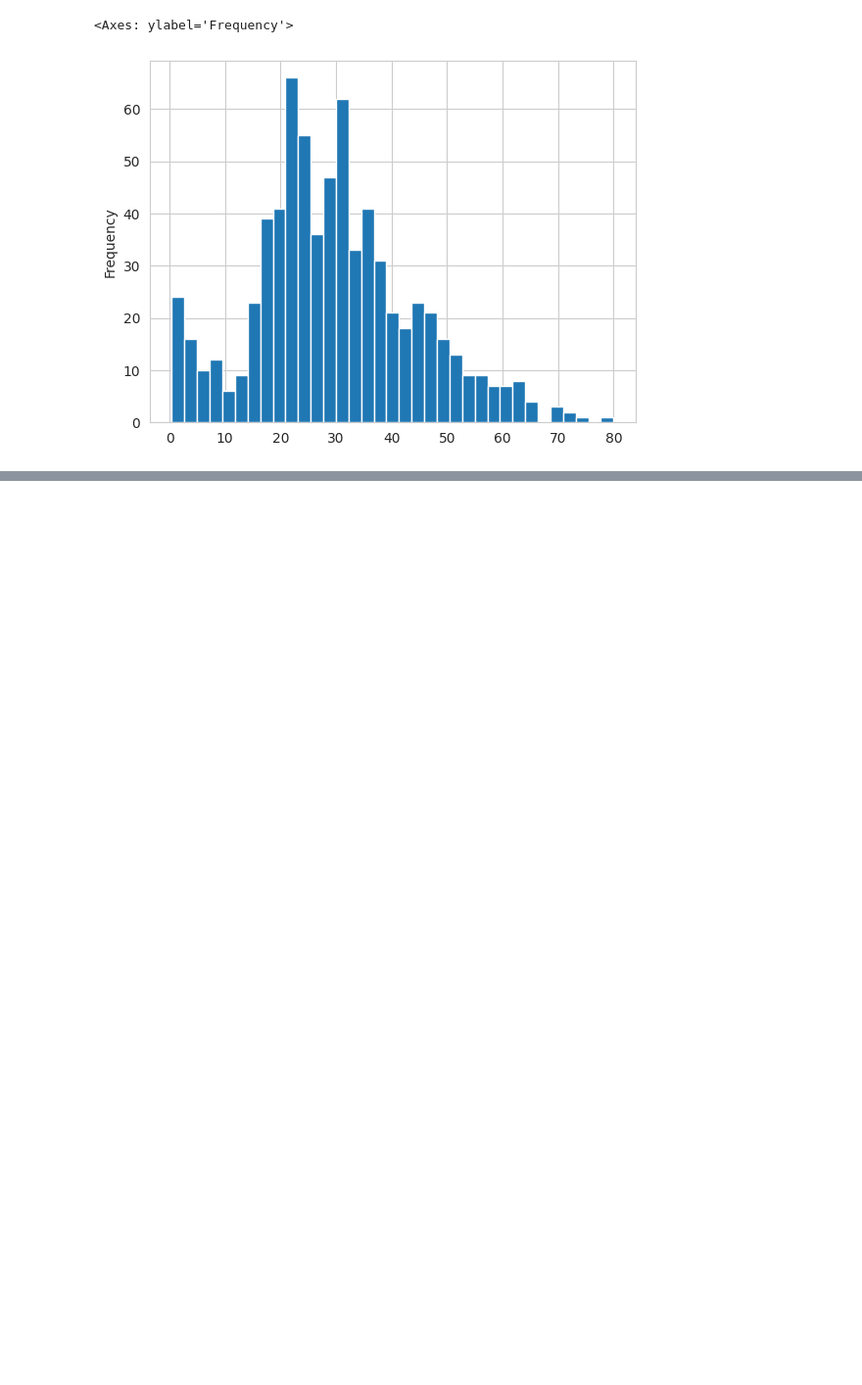
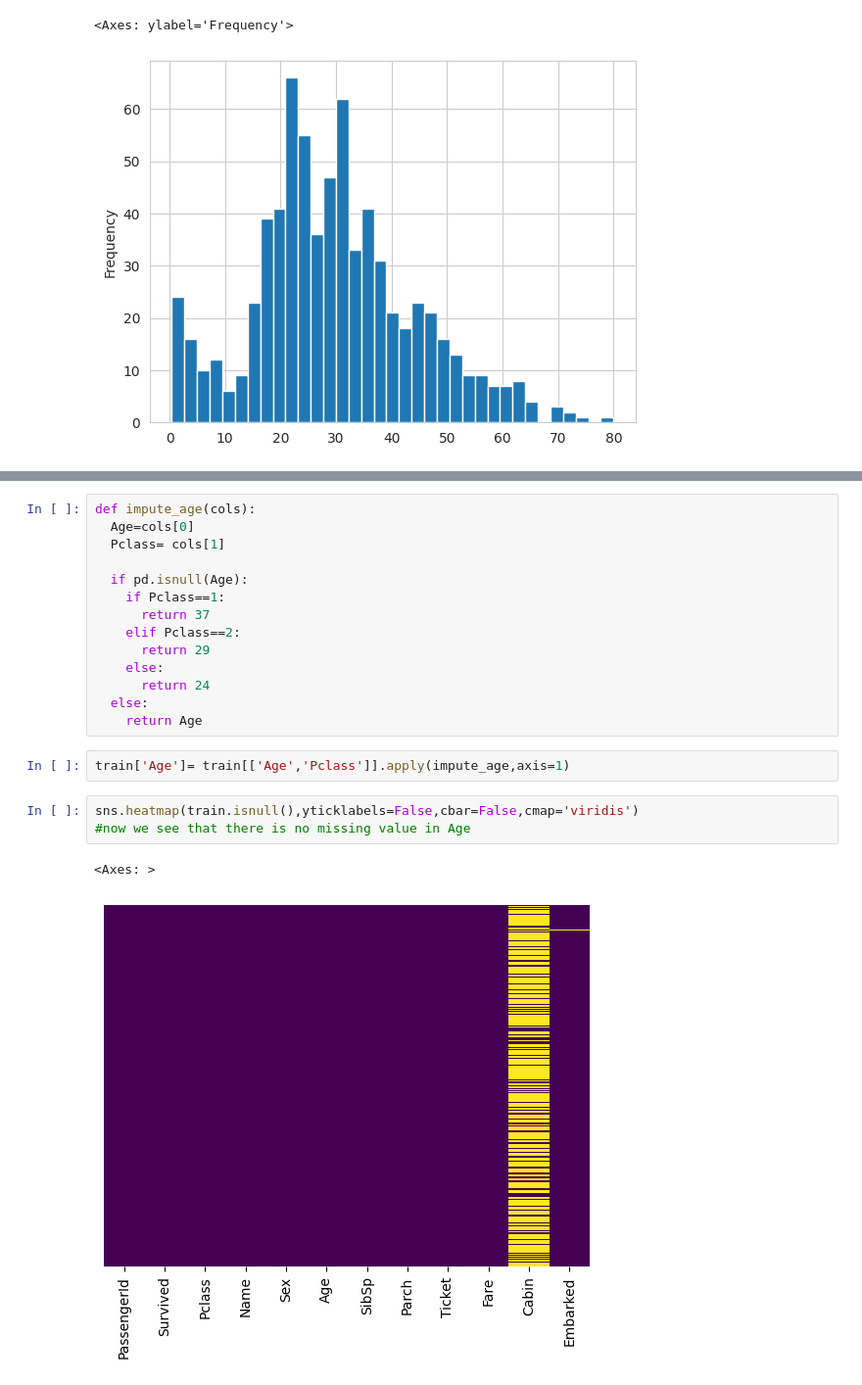
Before and after one commit to AnjaliBiju/Machine-Learning-Colab, a Jupyter notebook: Logistic_Regression.ipynb, the cells around one changed output, grey strips where cells are left out. Shown: that part at 98% size. Saved outputs shown, nothing was run; the diff lists cells and outputs as text; blank space fills up the shorter version.

```diff
--- a/Logistic_Regression.ipynb
+++ b/Logistic_Regression.ipynb
@@ -103,0 +155,22 @@ train['Age'].plot.hist(bins=35)
+# %%
+def impute_age(cols):
+  Age=cols[0]
+  Pclass= cols[1]
+
+  if pd.isnull(Age):
+    if Pclass==1:
+      return 37
+    elif Pclass==2:
+      return 29
+    else:
+      return 24
+  else:
+    return Age
+# %%
+train['Age']= train[['Age','Pclass']].apply(impute_age,axis=1)
+# %%
+sns.heatmap(train.isnull(),yticklabels=False,cbar=False,cmap='viridis')
+#now we see that there is no missing value in Age
+# %% [output]
+<Axes: >
+[figure, added]
```
Also changed, not shown: parts of 37 cells of this notebook.
